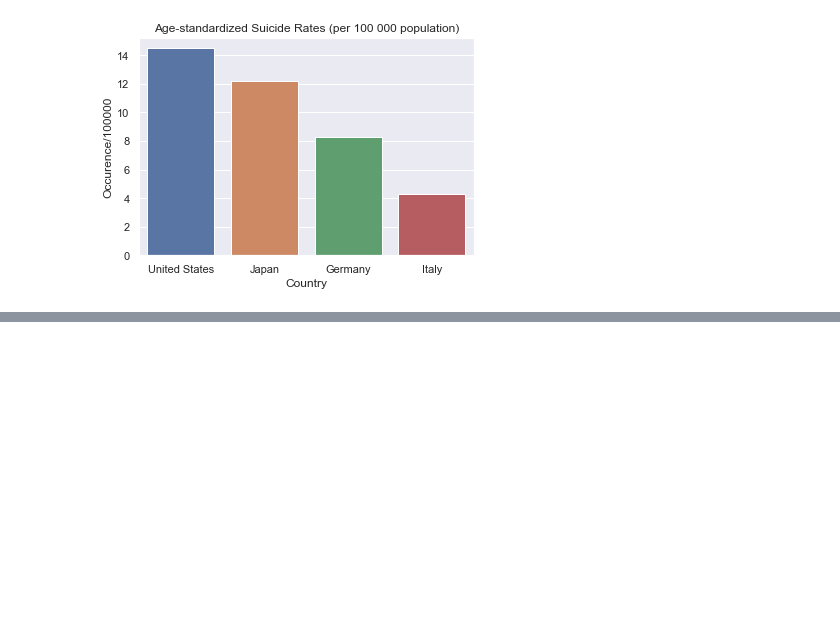
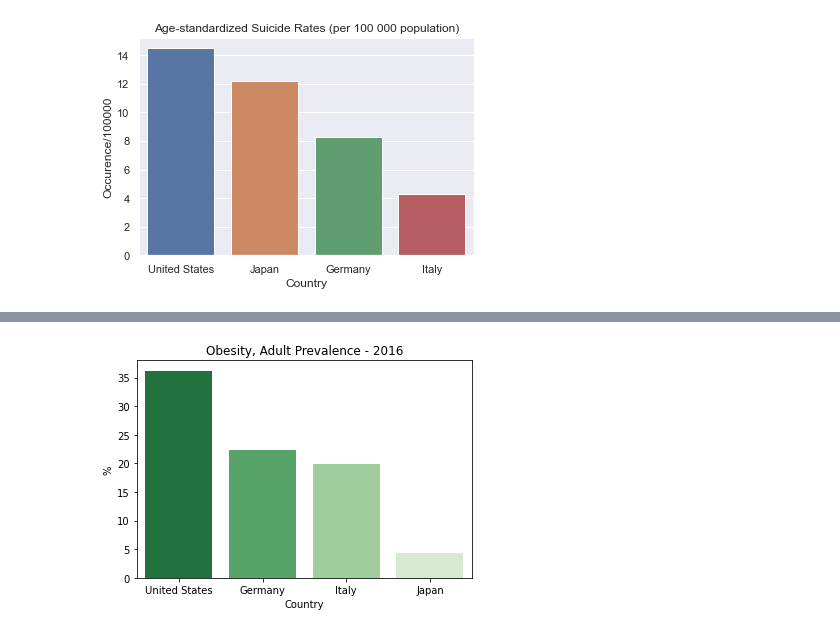
Before and after one commit to Davide011/social_data_project, a Jupyter notebook: life_ex.ipynb, the cells around one changed output, grey strips where cells are left out. Cells and saved outputs as stored; diff of their text form; code cells hidden in the pictures; blank space fills up the shorter version.

```diff
--- a/life_ex.ipynb
+++ b/life_ex.ipynb
@@ -310,0 +397,3 @@ plt.show()
+# %%
+obese = pd.read_csv('data/obesity.csv')
+obese
@@ -310,0 +406,11 @@ plt.show()
+# %%
+import seaborn as sns
+import matplotlib.pyplot as plt
+# Make bar plot with countries on x axis and Prevalence of insufficient physical activity among adults aged 18+ years (age-standardized estimate) (%) on y axis in sns theme
+sns.barplot(data=obese, x='name', y='value', palette="Greens_r")
+plt.title('Obesity, Adult Prevalence - 2016')
+plt.ylabel('%')
+plt.xlabel('Country')
+plt.show()
+# %% [output]
+[figure, added]
```
Also changed, not shown: parts of 9 cells of this notebook, 6 other files.
